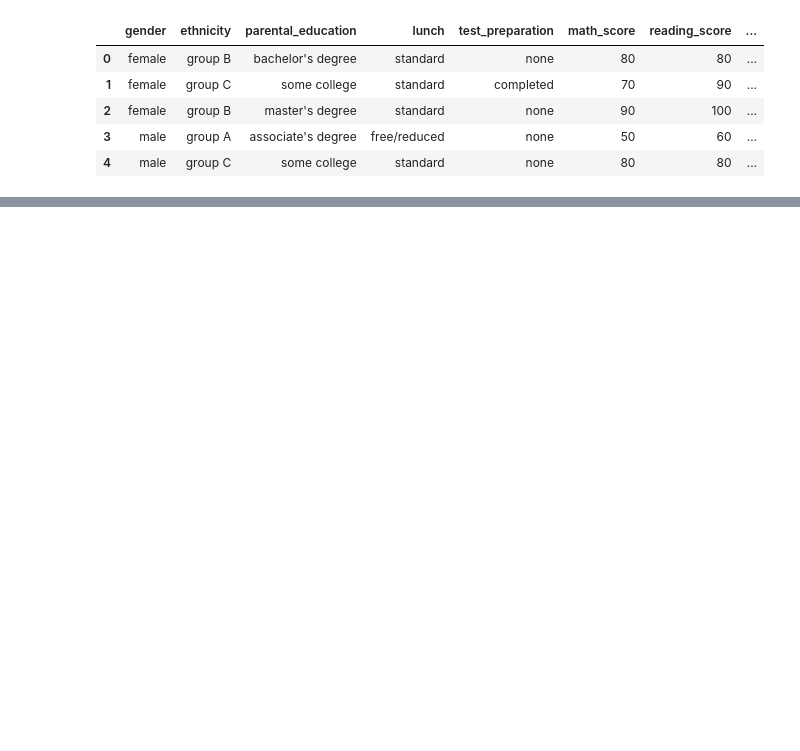
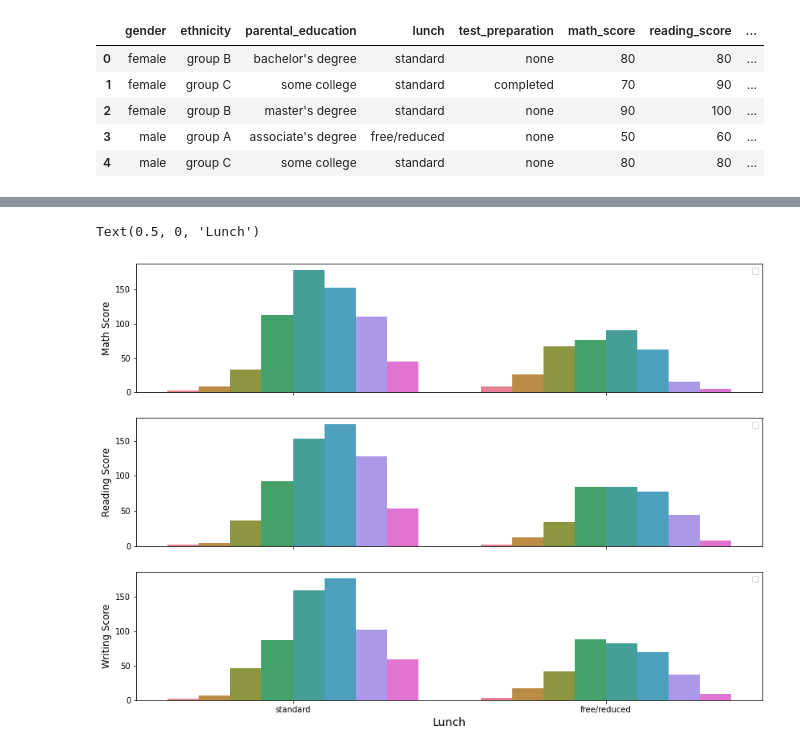
Before and after one commit to rafaelbg27/kaggle-student-performance-in-exams, a Jupyter notebook: students_performance.ipynb, the cells around one changed output, grey strips where cells are left out. Cells and saved outputs as stored; diff of their text form; code cells hidden in the pictures; blank space fills up the shorter version.

Commit message:
finished data exploration

```diff
--- a/students_performance.ipynb
+++ b/students_performance.ipynb
@@ -157,0 +167,32 @@ Text(0.5, 0, 'Parental Education')
+# %%
+fig = plt.figure(figsize=(14,10))
+plt.title('Score by Lunch', fontsize=17)
+
+# math
+ax1 = plt.subplot(311)
+ax1 = sns.countplot(data=db, x='lunch', hue='math_score',
+    palette='husl', order = db['lunch'].value_counts(ascending=False).index)
+plt.legend([])
+ax1.set_ylabel('Math Score', fontsize=12)
+ax1.set_xlabel('', fontsize=12)
+plt.setp(ax1.get_xticklabels(), visible=False)
+
+# reading
+ax2 = plt.subplot(312, sharex=ax1)
+ax2 = sns.countplot(data=db, x='lunch', hue='reading_score',
+    palette='husl', order = db['lunch'].value_counts(ascending=False).index)
+plt.legend([])
+ax2.set_ylabel('Reading Score', fontsize=12)
+ax2.set_xlabel('', fontsize=12)
+plt.setp(ax2.get_xticklabels(), visible=False)
+
+# writing
+ax3 = plt.subplot(313, sharex=ax1)
+ax3 = sns.countplot(data=db, x='lunch', hue='writing_score',
+    palette='husl', order = db['lunch'].value_counts(ascending=False).index)
+plt.legend([])
+ax3.set_ylabel('Writing Score', fontsize=12)
+ax3.set_xlabel('Lunch', fontsize=14)
+# %% [output]
+Text(0.5, 0, 'Lunch')
+[figure, added]
```
Also changed, not shown: parts of 10 cells of this notebook.
